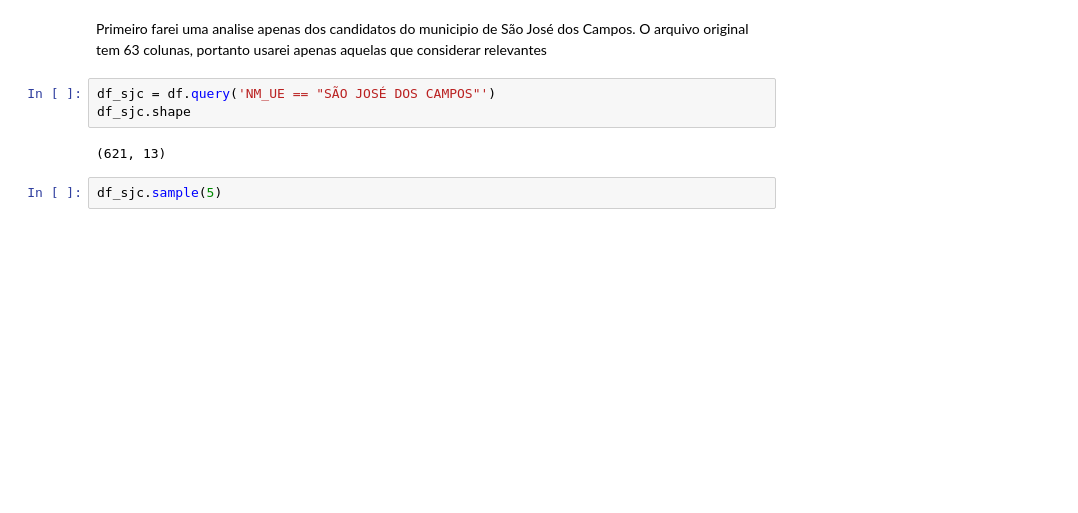
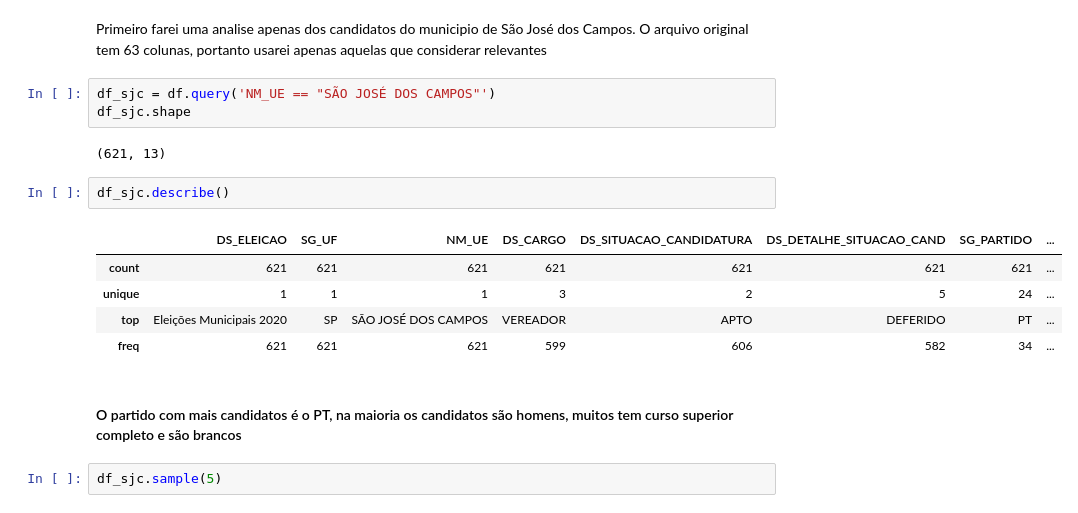
Before and after one commit to IsraelAugusto0110/Eleicoes2020, a Jupyter notebook: 2020_Eleicoes_Analise/2020_Candidatos_Analise.ipynb, the cells around one changed output. Drawn from its saved outputs; the diff is of its cells as text; blank space fills up the shorter version.

```diff
--- a/2020_Eleicoes_Analise/2020_Candidatos_Analise.ipynb
+++ b/2020_Eleicoes_Analise/2020_Candidatos_Analise.ipynb
@@ -58,6 +58,16 @@ df_sjc = df.query('NM_UE == "SÃO JOSÉ DOS CAMPOS"')
 df_sjc.shape
 # %% [output]
 (621, 13)
+# %%
+df_sjc.describe()
+# %% [output]
+|  | DS_ELEICAO | SG_UF | NM_UE | DS_CARGO | DS_SITUACAO_CANDIDATURA | DS_DETALHE_SITUACAO_CAND | SG_PARTIDO | ... |
+| count | 621 | 621 | 621 | 621 | 621 | 621 | 621 | ... |
+| unique | 1 | 1 | 1 | 3 | 2 | 5 | 24 | ... |
+| top | Eleições Municipais 2020 | SP | SÃO JOSÉ DOS CAMPOS | VEREADOR | APTO | DEFERIDO | PT | ... |
+| freq | 621 | 621 | 621 | 599 | 606 | 582 | 34 | ... |
+# %% [markdown]
+#### O partido com mais candidatos é o PT, na maioria os candidatos são homens, muitos tem curso superior completo e são brancos
 # %%
 df_sjc.sample(5)
 # %% [output]
```
Also changed, not shown: parts of 4 cells of this notebook.
